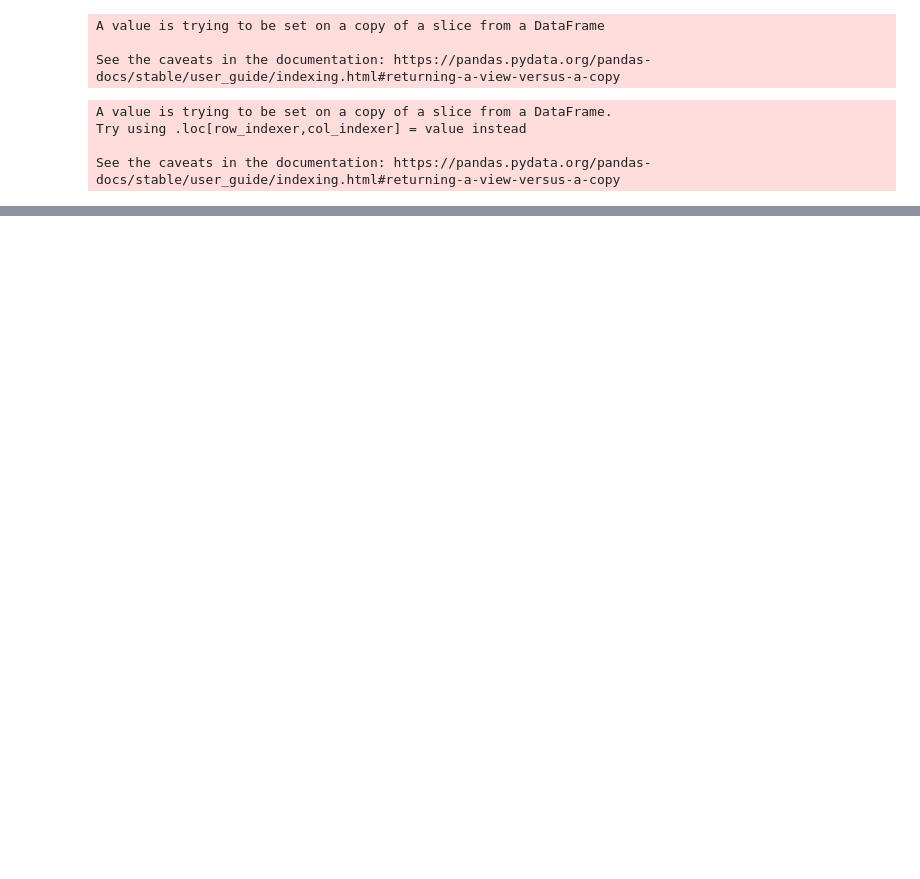
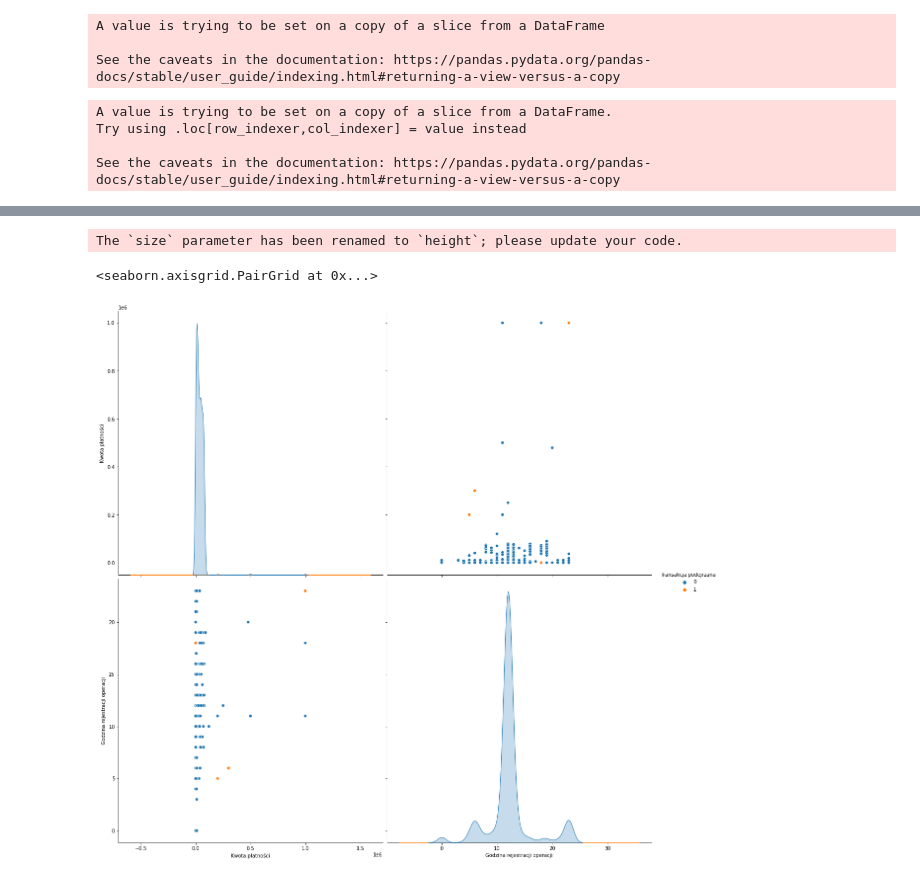
Before and after one commit to glinkapiotr/Asseco_Innovation, a Jupyter notebook: CodePlay_2020_SDS_data_API.ipynb, the cells around one changed output, grey strips where cells are left out. Drawn from its saved outputs; the diff is of its cells as text; code cells hidden in the pictures; blank space fills up the shorter version.

```diff
--- a/CodePlay_2020_SDS_data_API.ipynb
+++ b/CodePlay_2020_SDS_data_API.ipynb
@@ -832,0 +854,4 @@ model_DF.head()
+# %%
+cechy_do_modelowania = ['Rodzaj płatności','Kwota płatności','Jednostka przyjmująca płatność', 'Waluta', 'Godzina rejestracji operacji', 'Kraj odbiorcy', 'Transakcja podejrzana']
+model_DF = model_DF[cechy_do_modelowania]
+model_DF.head(10)
@@ -832,0 +870,2 @@ model_DF.head()
+# %%
+model_DF['Kraj odbiorcy']=model_DF['Kraj odbiorcy'].fillna('Nieokreslony')
@@ -832,0 +888,6 @@ model_DF.head()
+# %%
+sns.pairplot(model_DF, diag_kind = 'kde', hue = 'Transakcja podejrzana', size= 8)
+# %% [output]
+The `size` parameter has been renamed to `height`; please update your code.
+<seaborn.axisgrid.PairGrid at 0x...>
+[figure, added]
```
Also changed, not shown: parts of 6 cells of this notebook.
